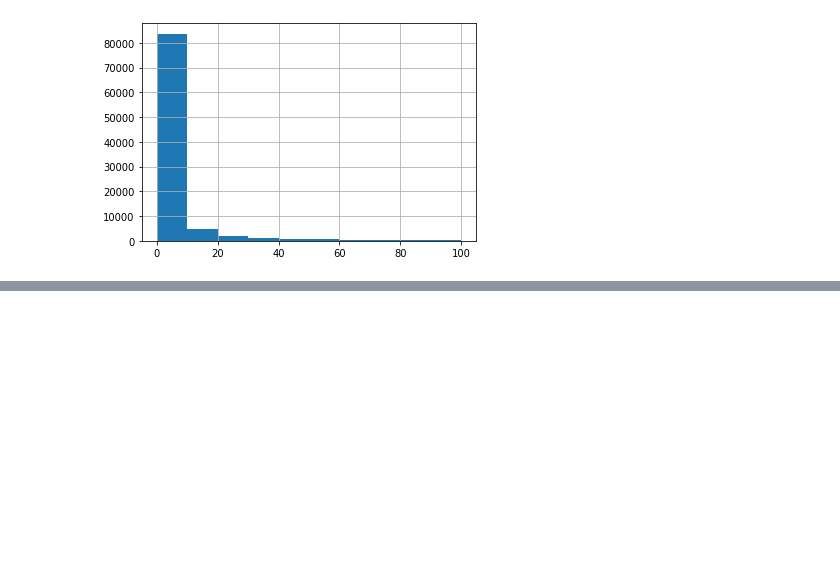
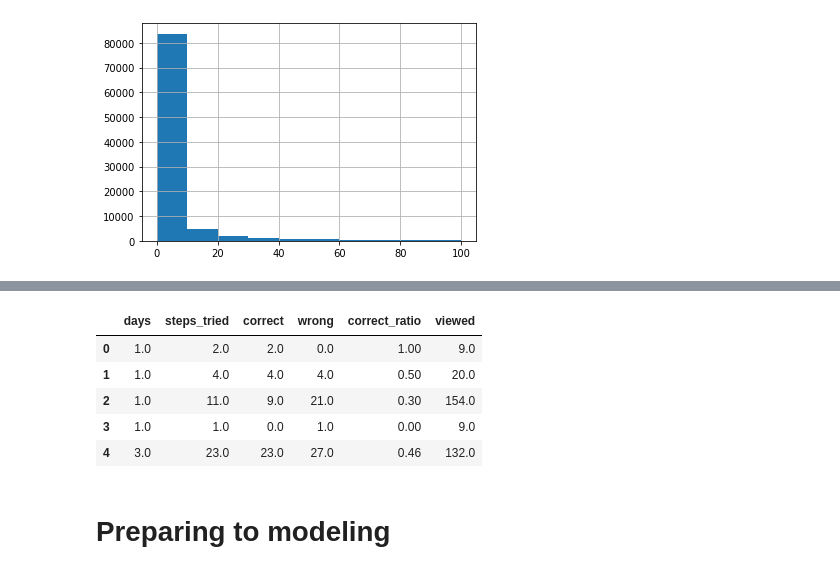
Before and after one commit to elizdor/project, a Jupyter notebook: UserDropoutClassifier.ipynb, the cells around one changed output, grey strips where cells are left out. Cells and saved outputs as stored; diff of their text form; code cells hidden in the pictures; blank space fills up the shorter version.

```diff
--- a/UserDropoutClassifier.ipynb
+++ b/UserDropoutClassifier.ipynb
@@ -197,0 +213,18 @@ submissions_data_train.head()
+# %%
+#из всех данных нам нужно выбрать пользователей, которые уже либо сдали, либо ушли, остальных откидываем,
+#так как, на данный момент, мы не можем их точно никак класифицировать
+
+X = X[-((X.passed_course==False)&(X.is_gone_user==False))]
+y = X.passed_course
+y = pd.Series(np.where(np.array(y)==True, 1, 0))
+X = X.drop(['passed_course', 'is_gone_user', 'user_id'], axis=1)
+X.head()
+# %% [output]
+|  | days | steps_tried | correct | wrong | correct_ratio | viewed |
+| 0 | 1.0 | 2.0 | 2.0 | 0.0 | 1.00 | 9.0 |
+| 1 | 1.0 | 4.0 | 4.0 | 4.0 | 0.50 | 20.0 |
+| 2 | 1.0 | 11.0 | 9.0 | 21.0 | 0.30 | 154.0 |
+| 3 | 1.0 | 1.0 | 0.0 | 1.0 | 0.00 | 9.0 |
+| 4 | 3.0 | 23.0 | 23.0 | 27.0 | 0.46 | 132.0 |
+# %% [markdown]
+# Preparing to modeling
```
Also changed, not shown: parts of 69 cells of this notebook.
